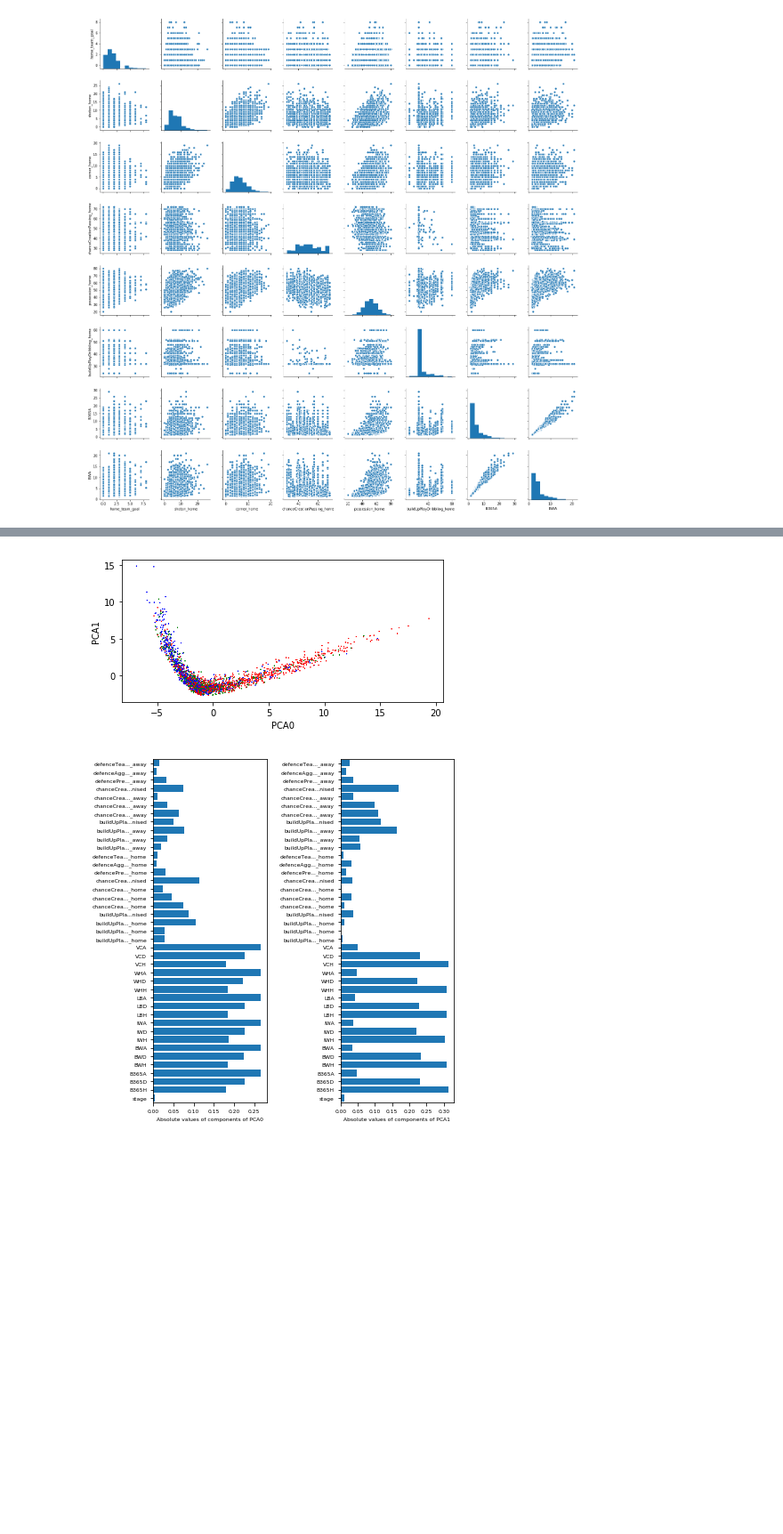
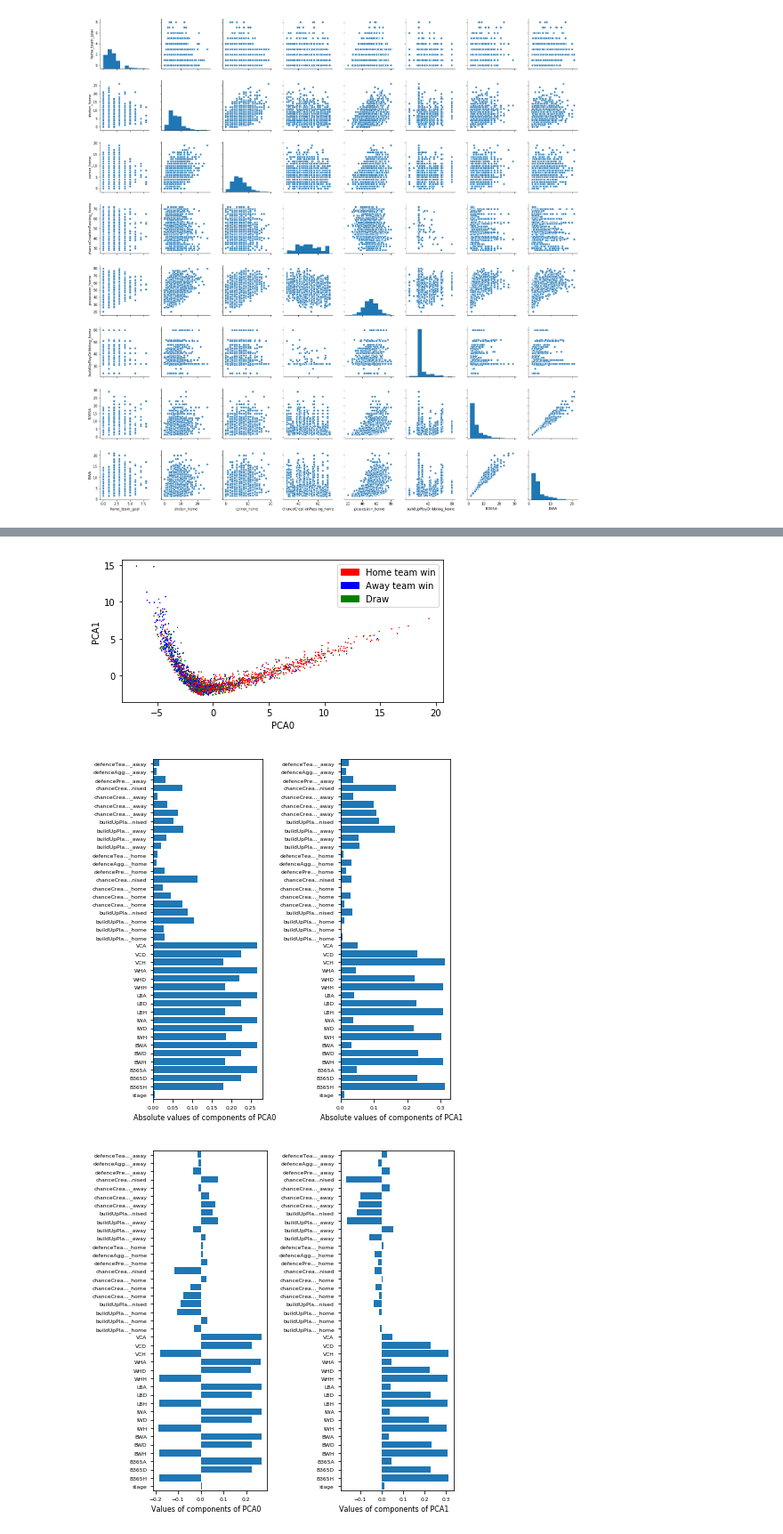
Before and after one commit to ShawnHouCHN/Introduction-to-Machine-Learning-and-Data-Mining-E17, a Jupyter notebook: Project1/Project 1 Notebook.ipynb, the cells around one changed output, grey strips where cells are left out. Shown at 89% size. Saved outputs shown, nothing was run; the diff lists cells and outputs as text; code cells hidden in the pictures; blank space fills up the shorter version.

Commit message:
improved pca figures

```diff
--- a/Project1/Project 1 Notebook.ipynb
+++ b/Project1/Project 1 Notebook.ipynb
@@ -172,15 +173,20 @@ def do_pca(df):
     draw = df_match['home_team_goal'] == df_match['away_team_goal']
     lose = df_match['home_team_goal'] <  df_match['away_team_goal']
 
+    print (np.cumsum(pca.explained_variance_ratio_))
+    print (pca.explained_variance_ratio_)
     fig, ax = plt.subplots(1, 2, figsize=(6, 3))
     ax = np.reshape(ax, -1)
     ax[0].plot(pcavar, np.cumsum(pca.explained_variance_ratio_))
     ax[0].set_xlabel('PCA variable')
     ax[0].set_ylabel('Cumulative explained variance ratio')
+    ax[0].set_title('a)')
+    ax[0].set_ylim([0, 1])
     ax[1].bar(pcavar, pca.explained_variance_ratio_)
     ax[1].set_xlabel('PCA variable')
     ax[1].set_ylabel('Explained variance ratio')
     ax[1].set_xlim([np.min(pcavar)-0.5, np.max(pcavar)+0.5])
+    ax[1].set_title('b)')
     fig.tight_layout()
     fig.savefig('pca_variables.pdf')
 
@@ -192,6 +198,10 @@ def do_pca(df):
     ax[0].scatter(apply_pca(0), apply_pca(1), c=colors, s=0.1, marker='*')
     ax[0].set_xlabel('PCA0')
     ax[0].set_ylabel('PCA1')
+    red = mpatches.Patch(color='red', label='Home team win')
+    blue = mpatches.Patch(color='blue', label='Away team win')
+    green = mpatches.Patch(color='green', label='Draw')
+    ax[0].legend(handles=[red, blue, green], labels=['Home team win', 'Away team win', 'Draw'])
     fig.tight_layout()
     fig.savefig('pca_scatter.pdf')
 
@@ -203,11 +213,22 @@ def do_pca(df):
     for i in range(2):
         x = np.arange(len(pca.components_[i]))
         ax[i].barh(x, np.abs(pca.components_[i]), tick_label=labels)
-        ax[i].set_xlabel('Absolute values of components of PCA%d' % i, fontsize=6)
+        ax[i].set_xlabel('Absolute values of components of PCA%d   ' % i, fontsize=8)
         ax[i].set_ylim([np.min(x)-0.5, np.max(x)+0.5])
         ax[i].tick_params(axis='both', which='major', labelsize=6)
     fig.tight_layout()
     fig.savefig('pca_components.pdf')
+
+    fig, ax = plt.subplots(1, 2, figsize=(6, 6))
+    ax = np.reshape(ax, -1)
+    for i in range(2):
+        x = np.arange(len(pca.components_[i]))
+        ax[i].barh(x, pca.components_[i], tick_label=labels)
+        ax[i].set_xlabel('Values of components of PCA%d   ' % i, fontsize=8)
+        ax[i].set_ylim([np.min(x)-0.5, np.max(x)+0.5])
+        ax[i].tick_params(axis='both', which='major', labelsize=6)
+    fig.tight_layout()
+    fig.savefig('pca_components_withsign.pdf')
 
 #do_pca(df_match)
 #do_pca(df_match.filter(['buildUpPlaySpeed_home', 'buildUpPlayDribbling_home', 'buildUpPlayPassing_home',
@@ -243,2 +267,3 @@ do_pca(df_match.drop(['home_team_goal', 'away_team_goal', 'possession_home', 'sh
-[figure, old version]
+[figure, new version]
-[figure, old version]
+[figure, new version]
+[figure, added]
```
Also changed, not shown: parts of 2 cells of this notebook, 4 other files.
